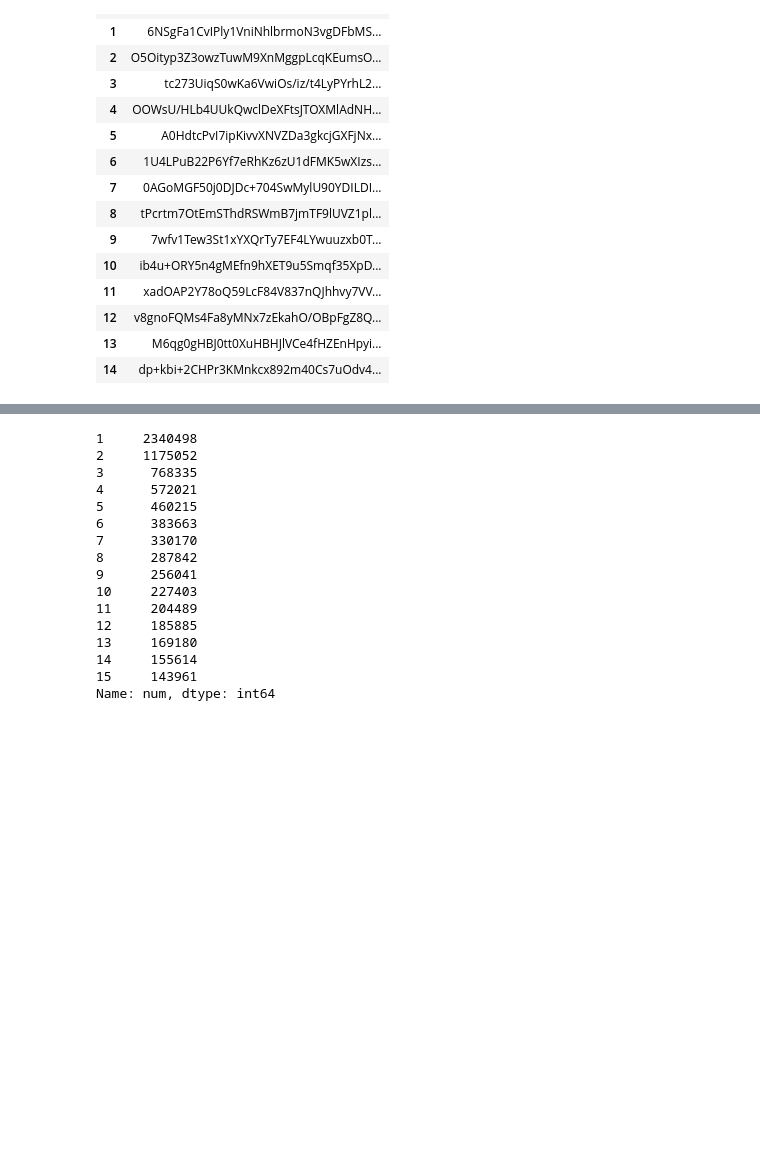
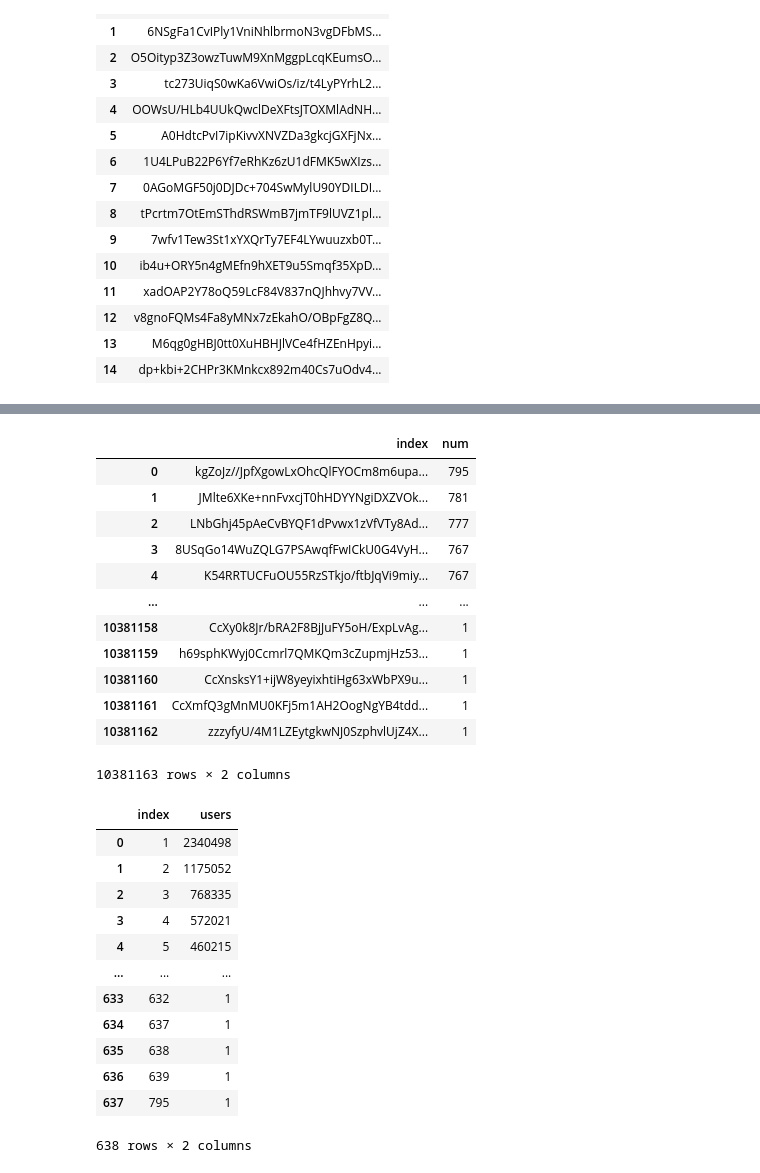
Before and after one commit to Denis-Iv/Analyzing-Social-Experiment, a Jupyter notebook: visualize_data.ipynb, the cells around one changed output, grey strips where cells are left out. Drawn from its saved outputs; the diff is of its cells as text; code cells hidden in the pictures; blank space fills up the shorter version.

```diff
--- a/visualize_data.ipynb
+++ b/visualize_data.ipynb
@@ -38,22 +58,35 @@ plot.invert_yaxis()
 # %%
 least_active_users = ddf_users.user_id.value_counts().compute().reset_index(name='num')
+# %%
+least_active_users
+# %% [output]
+|  | index | num |
+| 0 | kgZoJz//JpfXgowLxOhcQlFYOCm8m6upa... | 795 |
+| 1 | JMlte6XKe+nnFvxcjT0hHDYYNgiDXZVOk... | 781 |
+| 2 | LNbGhj45pAeCvBYQF1dPvwx1zVfVTy8Ad... | 777 |
+| 3 | 8USqGo14WuZQLG7PSAwqfFwICkU0G4VyH... | 767 |
+| 4 | K54RRTUCFuOU55RzSTkjo/ftbJqVi9miy... | 767 |
+| ... | ... | ... |
+| 10381158 | CcXy0k8Jr/bRA2F8BjJuFY5oH/ExpLvAg... | 1 |
+| 10381159 | h69sphKWyj0Ccmrl7QMKQm3cZupmjHz53... | 1 |
+| 10381160 | CcXnsksY1+ijW8yeyixhtiHg63xWbPX9u... | 1 |
+| 10381161 | CcXmfQ3gMnMU0KFj5m1AH2OogNgYB4tdd... | 1 |
+| 10381162 | zzzyfyU/4M1LZEytgkwNJ0SzphvlUjZ4X... | 1 |
+10381163 rows × 2 columns
 # %%
-num_least_active_users = least_active_users.num.value_counts().sort_values(ascending=False)
-num_least_active_users.head(15)
+num_least_active_users = least_active_users.num.value_counts().reset_index(name='users')
+num_least_active_users
 # %% [output]
+|  | index | users |
+| 0 | 1 | 2340498 |
+| 1 | 2 | 1175052 |
+| 2 | 3 | 768335 |
+| 3 | 4 | 572021 |
+| 4 | 5 | 460215 |
+| ... | ... | ... |
+| 633 | 632 | 1 |
+| 634 | 637 | 1 |
+| 635 | 638 | 1 |
+| 636 | 639 | 1 |
+| 637 | 795 | 1 |
-1     2340498
-2     1175052
-3      768335
-4      572021
-5      460215
-6      383663
-7      330170
-8      287842
-9      256041
-10     227403
-11     204489
-12     185885
-13     169180
-14     155614
-15     143961
-Name: num, dtype: int64
+638 rows × 2 columns
```
Also changed, not shown: parts of 9 cells of this notebook.
